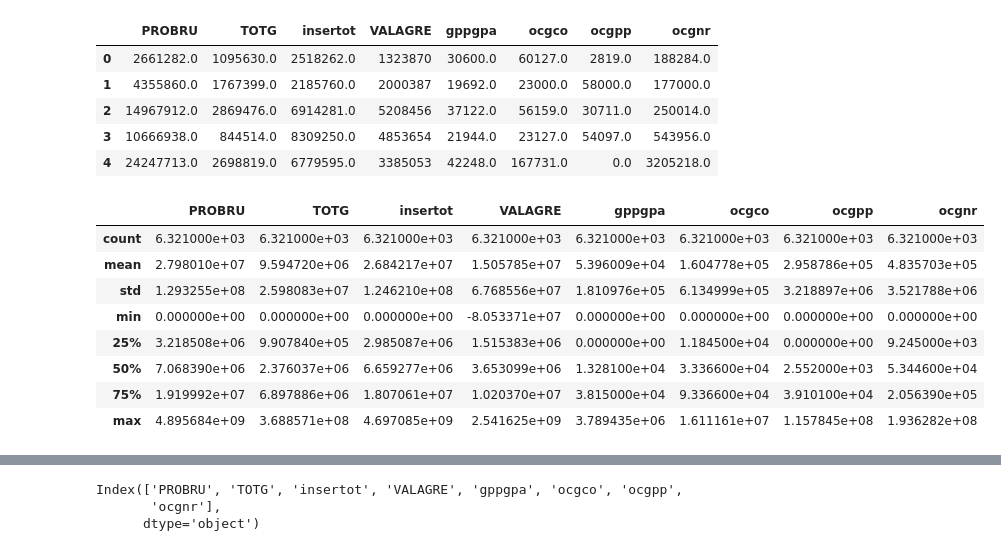
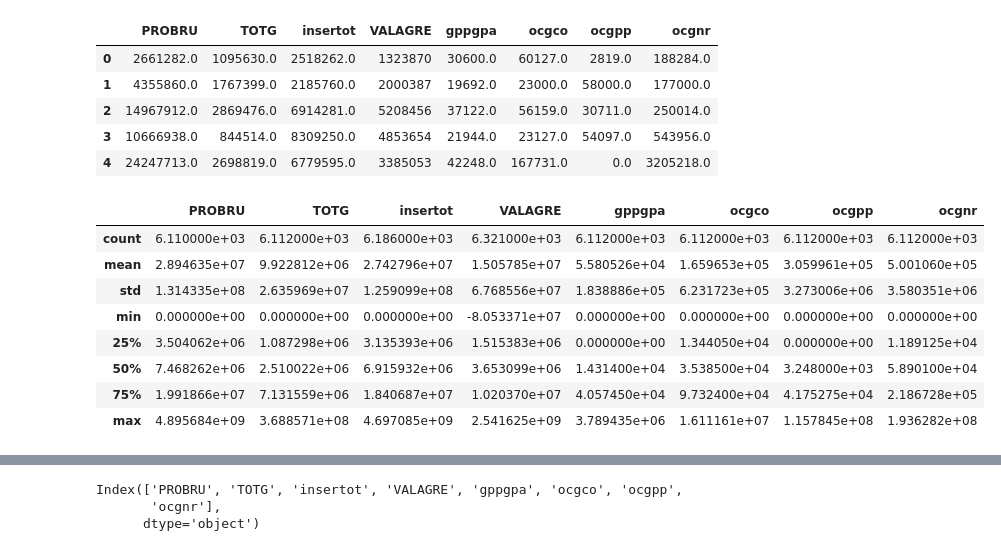
Before and after one commit to kikin3112/projets, a Jupyter notebook: regression/múltiple/eas_18/eas_18.ipynb, the cells around one changed output, grey strips where cells are left out. Cells and saved outputs as stored; diff of their text form; code cells hidden in the pictures.

```diff
--- a/regression/múltiple/eas_18/eas_18.ipynb
+++ b/regression/múltiple/eas_18/eas_18.ipynb
@@ -62,7 +34,7 @@ db_clean.isna().sum().sum()
 # %%
 #realizo una copia de los datos para no alterar la db original
-db_reg = db_clean[['PROBRU', 'TOTG', 'insertot', 'VALAGRE', 'gppgpa', 'ocgco', 'ocgpp', 'ocgnr']]
-db_reg.head()
+db_clean = db[['PROBRU', 'TOTG', 'insertot', 'VALAGRE', 'gppgpa', 'ocgco', 'ocgpp', 'ocgnr']]
+db_clean.head()
 # %% [output]
 |  | PROBRU | TOTG | insertot | VALAGRE | gppgpa | ocgco | ocgpp | ocgnr |
 | 0 | 2661282.0 | 1095630.0 | 2518262.0 | 1323870 | 30600.0 | 60127.0 | 2819.0 | 188284.0 |
@@ -71,16 +43,16 @@ db_reg.head()
 | 3 | 10666938.0 | 844514.0 | 8309250.0 | 4853654 | 21944.0 | 23127.0 | 54097.0 | 543956.0 |
 | 4 | 24247713.0 | 2698819.0 | 6779595.0 | 3385053 | 42248.0 | 167731.0 | 0.0 | 3205218.0 |
 # %%
-db_reg.describe()
+db_clean.describe()
 # %% [output]
 |  | PROBRU | TOTG | insertot | VALAGRE | gppgpa | ocgco | ocgpp | ocgnr |
-| count | 6.321000e+03 | 6.321000e+03 | 6.321000e+03 | 6.321000e+03 | 6.321000e+03 | 6.321000e+03 | 6.321000e+03 | 6.321000e+03 |
-| mean | 2.798010e+07 | 9.594720e+06 | 2.684217e+07 | 1.505785e+07 | 5.396009e+04 | 1.604778e+05 | 2.958786e+05 | 4.835703e+05 |
-| std | 1.293255e+08 | 2.598083e+07 | 1.246210e+08 | 6.768556e+07 | 1.810976e+05 | 6.134999e+05 | 3.218897e+06 | 3.521788e+06 |
+| count | 6.110000e+03 | 6.112000e+03 | 6.186000e+03 | 6.321000e+03 | 6.112000e+03 | 6.112000e+03 | 6.112000e+03 | 6.112000e+03 |
+| mean | 2.894635e+07 | 9.922812e+06 | 2.742796e+07 | 1.505785e+07 | 5.580526e+04 | 1.659653e+05 | 3.059961e+05 | 5.001060e+05 |
+| std | 1.314335e+08 | 2.635969e+07 | 1.259099e+08 | 6.768556e+07 | 1.838886e+05 | 6.231723e+05 | 3.273006e+06 | 3.580351e+06 |
 | min | 0.000000e+00 | 0.000000e+00 | 0.000000e+00 | -8.053371e+07 | 0.000000e+00 | 0.000000e+00 | 0.000000e+00 | 0.000000e+00 |
-| 25% | 3.218508e+06 | 9.907840e+05 | 2.985087e+06 | 1.515383e+06 | 0.000000e+00 | 1.184500e+04 | 0.000000e+00 | 9.245000e+03 |
-| 50% | 7.068390e+06 | 2.376037e+06 | 6.659277e+06 | 3.653099e+06 | 1.328100e+04 | 3.336600e+04 | 2.552000e+03 | 5.344600e+04 |
-| 75% | 1.919992e+07 | 6.897886e+06 | 1.807061e+07 | 1.020370e+07 | 3.815000e+04 | 9.336600e+04 | 3.910100e+04 | 2.056390e+05 |
+| 25% | 3.504062e+06 | 1.087298e+06 | 3.135393e+06 | 1.515383e+06 | 0.000000e+00 | 1.344050e+04 | 0.000000e+00 | 1.189125e+04 |
+| 50% | 7.468262e+06 | 2.510022e+06 | 6.915932e+06 | 3.653099e+06 | 1.431400e+04 | 3.538500e+04 | 3.248000e+03 | 5.890100e+04 |
+| 75% | 1.991866e+07 | 7.131559e+06 | 1.840687e+07 | 1.020370e+07 | 4.057450e+04 | 9.732400e+04 | 4.175275e+04 | 2.186728e+05 |
 | max | 4.895684e+09 | 3.688571e+08 | 4.697085e+09 | 2.541625e+09 | 3.789435e+06 | 1.611161e+07 | 1.157845e+08 | 1.936282e+08 |
 # %%
 #db_clean['PROBRU']
```
Also changed, not shown: parts of 16 cells of this notebook.
